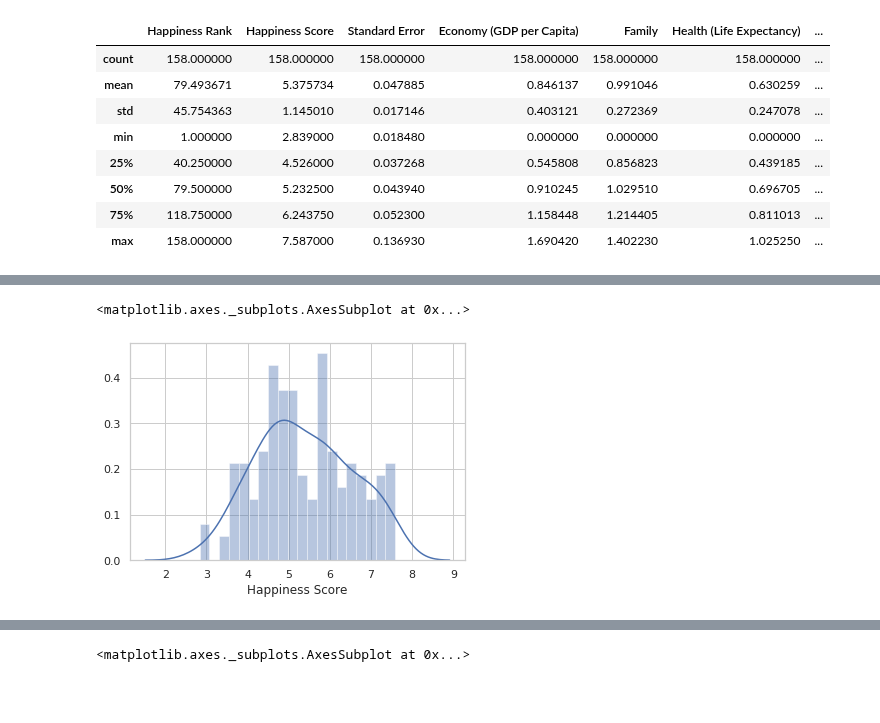
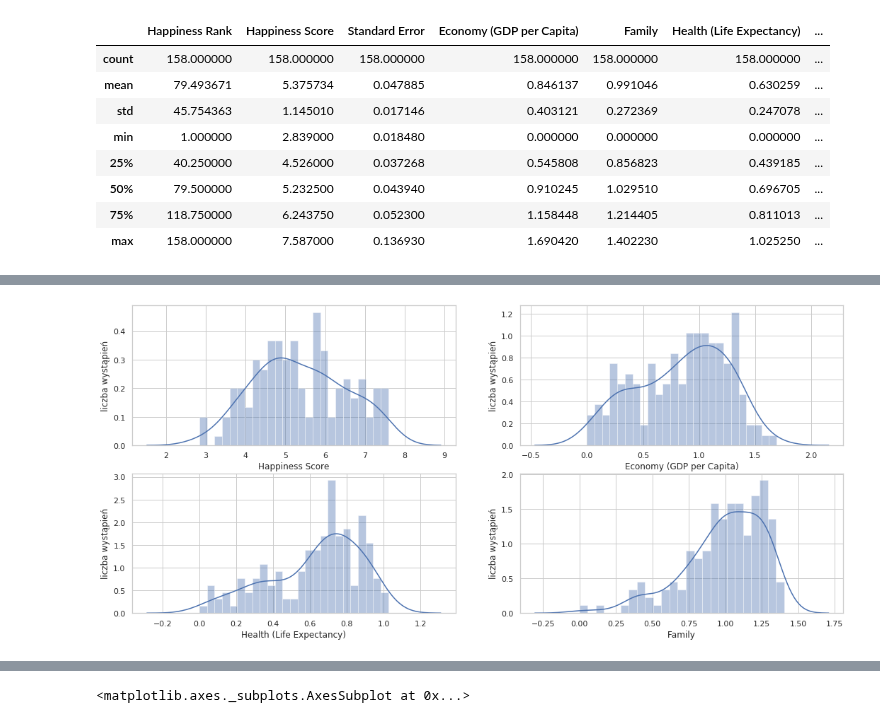
Before and after one commit to ArminD93/WorldHappinessReport, a Jupyter notebook: WorldHappinessReport.ipynb, the cells around one changed output, grey strips where cells are left out. Cells and saved outputs as stored; diff of their text form; code cells hidden in the pictures; blank space fills up the shorter version.

```diff
--- a/WorldHappinessReport.ipynb
+++ b/WorldHappinessReport.ipynb
@@ -95,5 +95,17 @@ plt.show()
-# %%
-sns.distplot(happiness2015['Happiness Score'], bins=20 )
-# %% [output]
-<matplotlib.axes._subplots.AxesSubplot at 0x...>
-[figure, removed]
+# %%
+# Dodanie histogramów
+
+def addHist():
+  cols_dict = {(0,0):'Happiness Score', (0,1):'Economy (GDP per Capita)', (1,0):'Health (Life Expectancy)', (1,1):'Family'}
+
+  sns.set_style('whitegrid')
+  fig, axes = plt.subplots(2, 2, figsize=(18, 8))
+
+  for key in cols_dict:
+    sns.distplot(happiness2015[cols_dict[key]], bins=25, hist=True, ax=axes[key] )
+    axes[key].set( ylabel='liczba wystąpień' )
+  plt.show()
+
+addHist()
+# %% [output]
+[figure, added]
```
Also changed, not shown: parts of 7 cells of this notebook.
